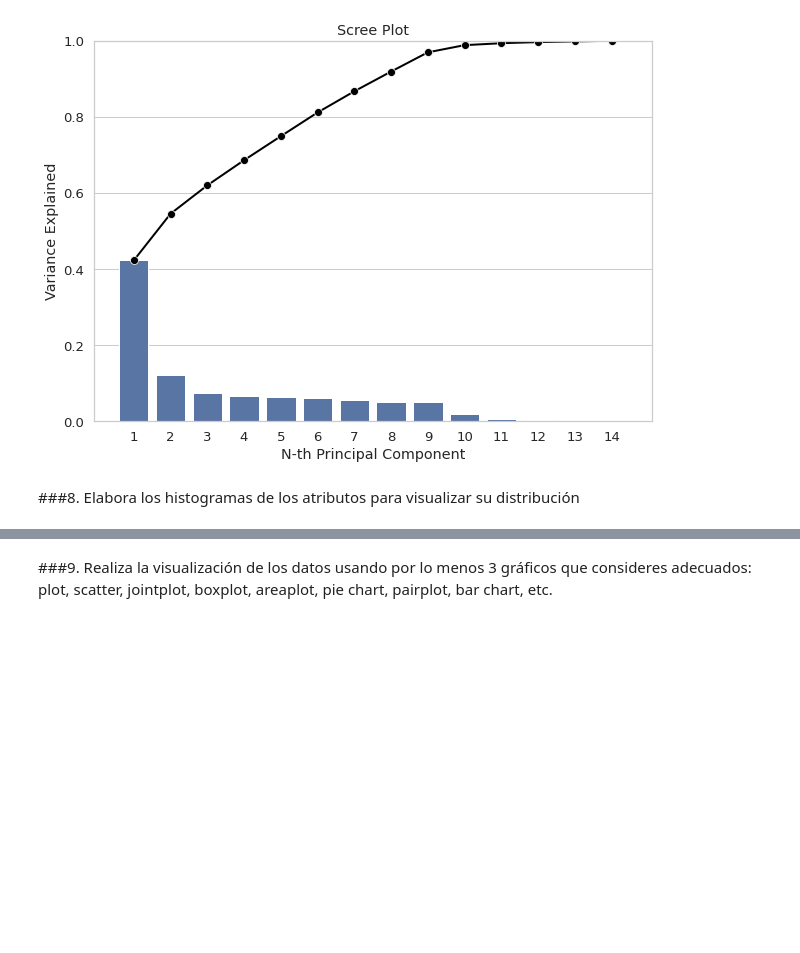
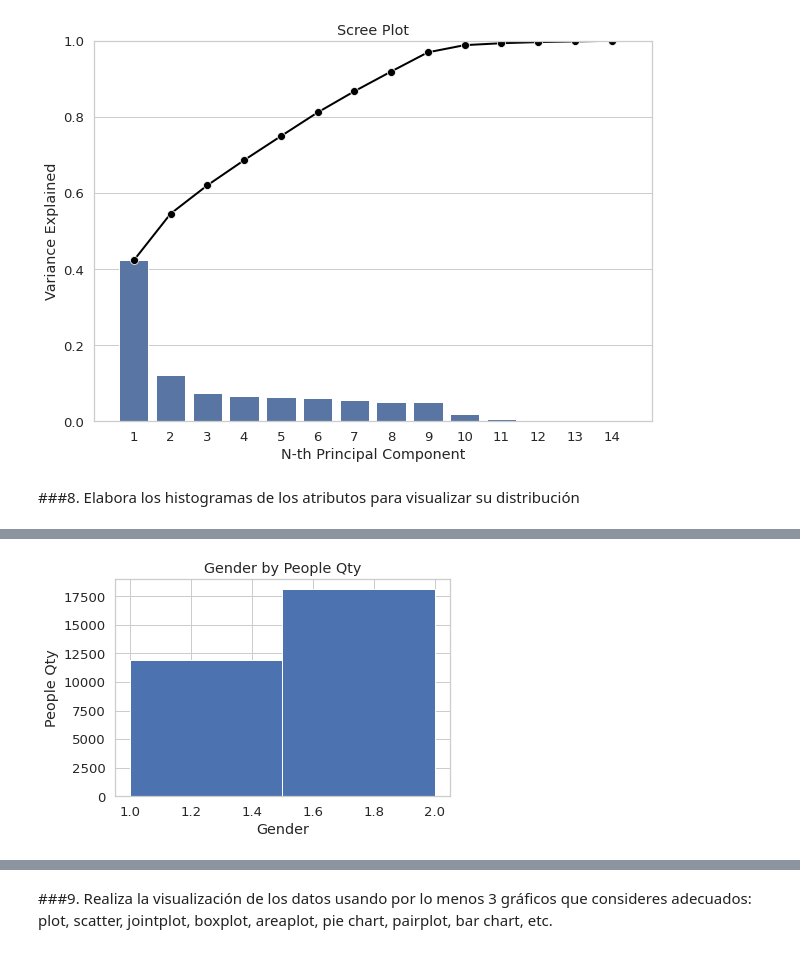
Before and after one commit to PosgradoMNA/actividades-de-aprendizaje-jeesperon, a Jupyter notebook: Act_Sem6_visualización_a01372413.ipynb, the cells around one changed output, grey strips where cells are left out. Cells and saved outputs as stored; diff of their text form; code cells hidden in the pictures; blank space fills up the shorter version.

```diff
--- a/Act_Sem6_visualización_a01372413.ipynb
+++ b/Act_Sem6_visualización_a01372413.ipynb
@@ -286,0 +309,11 @@ plt.show()
+# %%
+fig,ax = plt.subplots(1,1)
+
+a = np.array(df['X2'])
+ax.hist(a, bins = 2)
+ax.set_title("Gender by People Qty")
+ax.set_xlabel('Gender')
+ax.set_ylabel('People Qty')
+plt.show()
+# %% [output]
+[figure, added]
```
Also changed, not shown: parts of 5 cells of this notebook.
